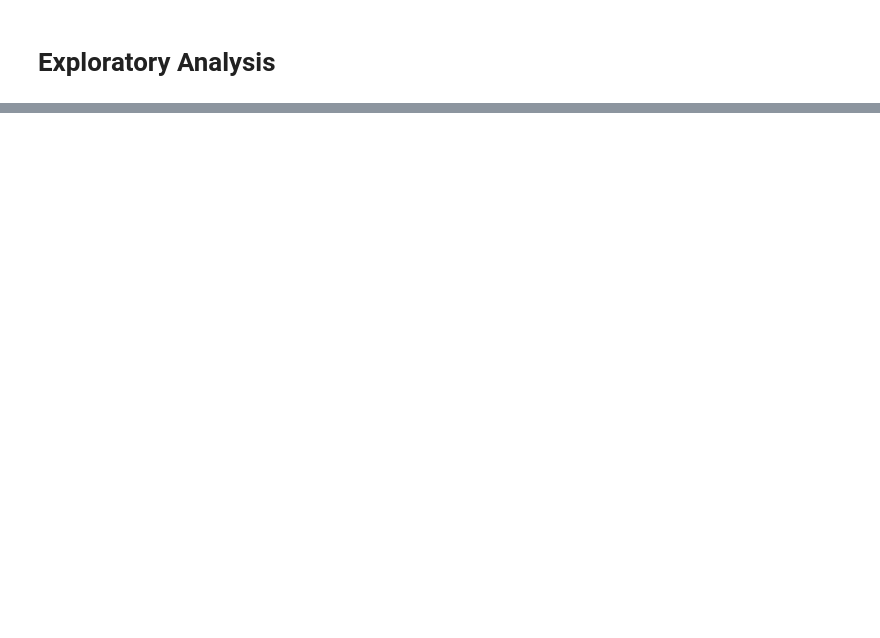
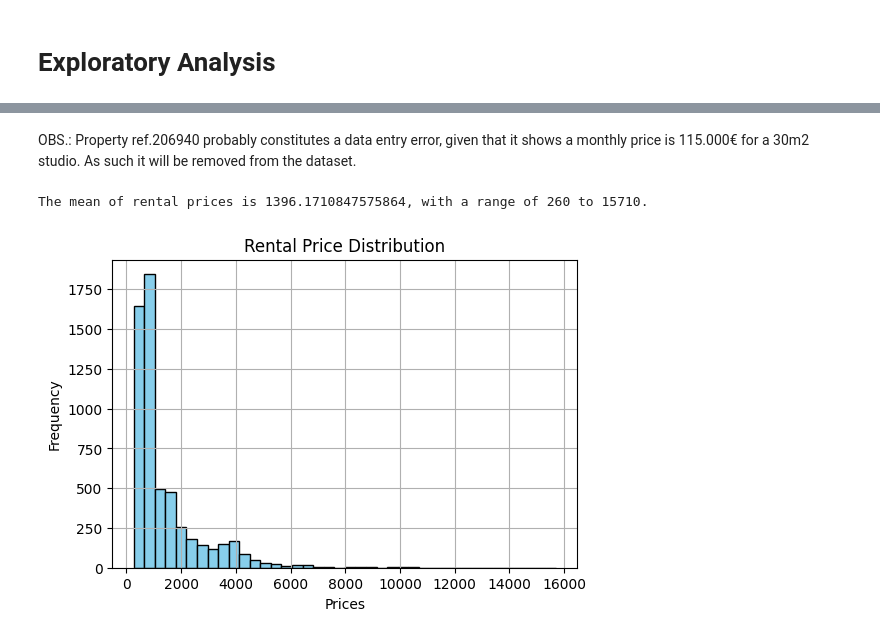
Before and after one commit to camilababo/Exploring-Task-Automation, a Jupyter notebook: Web_Scrapping/barcelona-rental-properties-analysis.ipynb, the cells around one changed output, grey strips where cells are left out. Saved outputs shown, nothing was run; the diff lists cells and outputs as text; code cells hidden in the pictures; blank space fills up the shorter version.

```diff
--- a/Web_Scrapping/barcelona-rental-properties-analysis.ipynb
+++ b/Web_Scrapping/barcelona-rental-properties-analysis.ipynb
@@ -117,0 +46,4 @@ plt.show()
+# %%
+bcn_rent_df = pd.read_csv('barcelona_rental_data.csv', sep=',', encoding='Latin1')
+bcn_rent_df.replace('No info', np.nan, inplace=True)
+bcn_rent_df.head()
@@ -117,0 +74,21 @@ plt.show()
+# %% [markdown]
+OBS.: Property ref.206940 probably constitutes a data entry error, given that it shows a monthly price is 115.000€ for a 30m2 studio. As such it will be removed from the dataset.
+# %%
+bcn_rent_df.drop(index=5690, inplace=True)
+# %%
+min_price =  bcn_rent_df['Average Price'].min()
+max_price =  bcn_rent_df['Average Price'].max()
+mean_price = bcn_rent_df['Average Price'].mean()
+print(f'The mean of rental prices is {mean_price}, with a range of {min_price} to {max_price}.')
+# %% [output]
+The mean of rental prices is 1396.1710847575864, with a range of 260 to 15710.
+# %%
+plt.figure(figsize=(6, 4))
+plt.hist(bcn_rent_df['Average Price'], bins=40, color='skyblue', edgecolor='black')
+plt.xlabel('Prices')
+plt.ylabel('Frequency')
+plt.title('Rental Price Distribution')
+plt.grid(True)
+plt.show()
+# %% [output]
+[figure, added]
```
Also changed, not shown: parts of 61 cells of this notebook, 6 other files.
